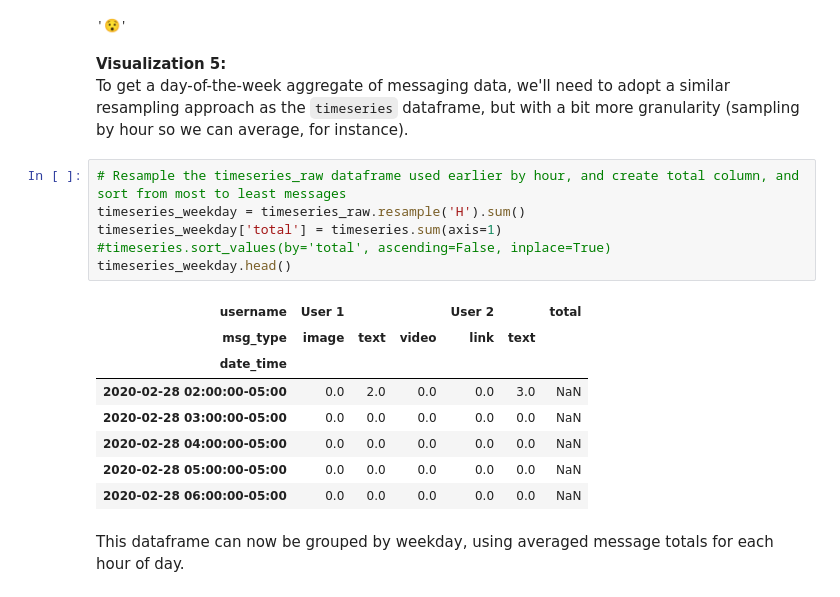
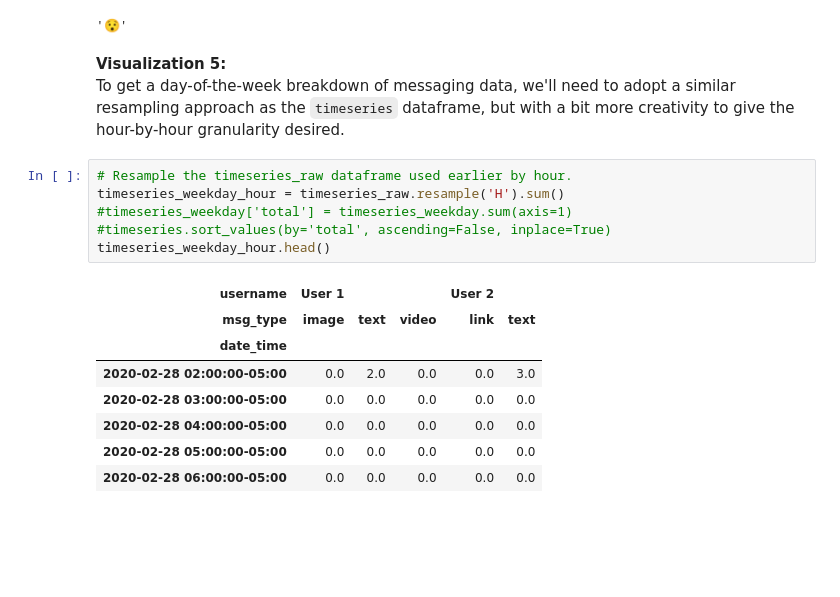
Before and after one commit to shenal-siri/WhatsApp-Chat-Viz, a Jupyter notebook: Chat-History-Prototyping.ipynb, the cells around one changed output. Drawn from its saved outputs; the diff is of its cells as text; blank space fills up the shorter version.

Commit message:
Completed dataframes for initial vizualizations

```diff
--- a/Chat-History-Prototyping.ipynb
+++ b/Chat-History-Prototyping.ipynb
@@ -676,21 +678,19 @@ emoji.emojize(emoji_expanded_by_user['emojis'][0])
 '😯'
 # %% [markdown]
 **Visualization 5:**<br>
-To get a day-of-the-week aggregate of messaging data, we'll need to adopt a similar resampling approach as the `timeseries` dataframe, but with a bit more granularity (sampling by hour so we can average, for instance).
+To get a day-of-the-week breakdown of messaging data, we'll need to adopt a similar resampling approach as the `timeseries` dataframe, but with a bit more creativity to give the hour-by-hour granularity desired.
 # %%
-# Resample the timeseries_raw dataframe used earlier by hour, and create total column, and sort from most to least messages
-timeseries_weekday = timeseries_raw.resample('H').sum()
-timeseries_weekday['total'] = timeseries.sum(axis=1)
+# Resample the timeseries_raw dataframe used earlier by hour.
+timeseries_weekday_hour = timeseries_raw.resample('H').sum()
+#timeseries_weekday['total'] = timeseries_weekday.sum(axis=1)
 #timeseries.sort_values(by='total', ascending=False, inplace=True)
-timeseries_weekday.head()
+timeseries_weekday_hour.head()
 # %% [output]
-| username | User 1 |  |  | User 2 |  | total |
-| msg_type | image | text | video | link | text |  |
-| date_time |  |  |  |  |  |  |
-| 2020-02-28 02:00:00-05:00 | 0.0 | 2.0 | 0.0 | 0.0 | 3.0 | NaN |
-| 2020-02-28 03:00:00-05:00 | 0.0 | 0.0 | 0.0 | 0.0 | 0.0 | NaN |
-| 2020-02-28 04:00:00-05:00 | 0.0 | 0.0 | 0.0 | 0.0 | 0.0 | NaN |
-| 2020-02-28 05:00:00-05:00 | 0.0 | 0.0 | 0.0 | 0.0 | 0.0 | NaN |
-| 2020-02-28 06:00:00-05:00 | 0.0 | 0.0 | 0.0 | 0.0 | 0.0 | NaN |
+| username | User 1 |  |  | User 2 |  |
+| msg_type | image | text | video | link | text |
+| date_time |  |  |  |  |  |
+| 2020-02-28 02:00:00-05:00 | 0.0 | 2.0 | 0.0 | 0.0 | 3.0 |
+| 2020-02-28 03:00:00-05:00 | 0.0 | 0.0 | 0.0 | 0.0 | 0.0 |
+| 2020-02-28 04:00:00-05:00 | 0.0 | 0.0 | 0.0 | 0.0 | 0.0 |
+| 2020-02-28 05:00:00-05:00 | 0.0 | 0.0 | 0.0 | 0.0 | 0.0 |
+| 2020-02-28 06:00:00-05:00 | 0.0 | 0.0 | 0.0 | 0.0 | 0.0 |
-# %% [markdown]
-This dataframe can now be grouped by weekday, using averaged message totals for each hour of day.
```
Also changed, not shown: parts of 14 cells of this notebook.
